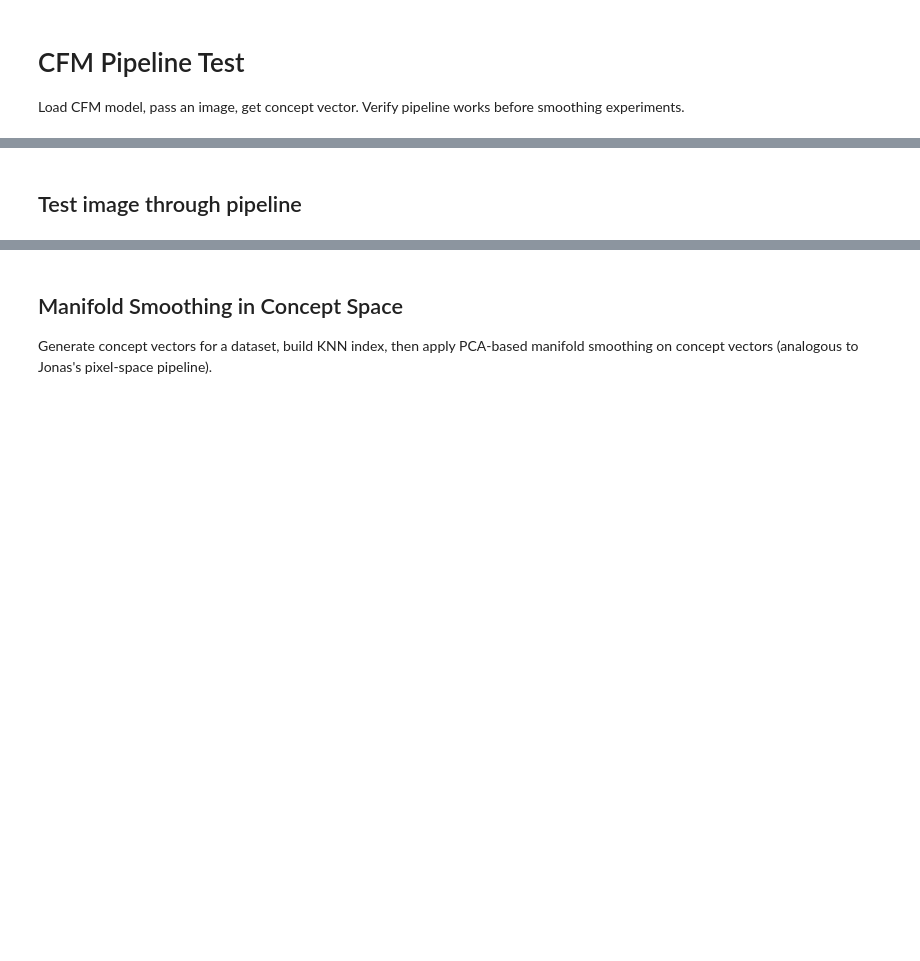
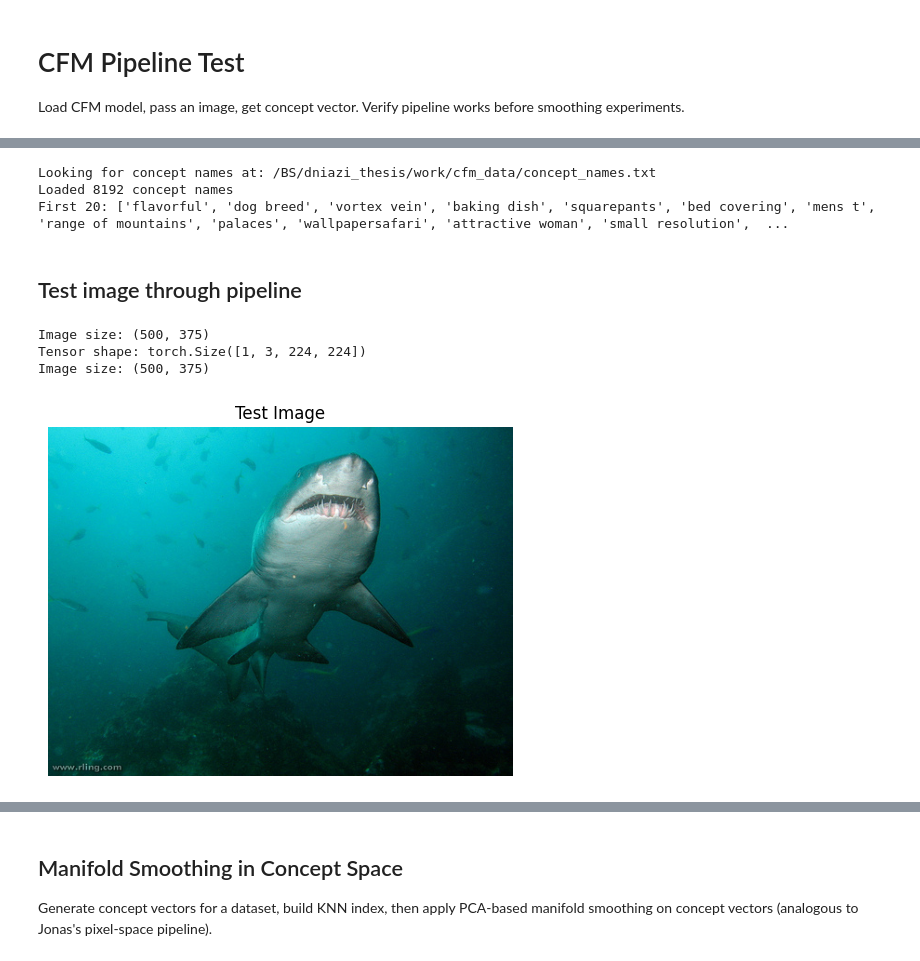
Before and after one commit to daniyaniazi/CFM_smoothing, a Jupyter notebook: notebooks_smoothing_test/cfm_test.ipynb, the cells around one changed output, grey strips where cells are left out. Drawn from its saved outputs; the diff is of its cells as text; code cells hidden in the pictures; blank space fills up the shorter version.

```diff
--- a/notebooks_smoothing_test/cfm_test.ipynb
+++ b/notebooks_smoothing_test/cfm_test.ipynb
@@ -79,12 +99,6 @@ print("CFM model ready")
 # %%
-# Load concept names
-concept_name_save_path = os.path.join(
-    args.save_dir_sae_ckpts['img'],
-    args.save_suffix,
-    args.config_name,
-    'trainer_0',
-    'concept_names.txt'
-)
+# Load concept names from my directory
+concept_name_save_path = '/BS/dniazi_thesis/work/cfm_data/concept_names.txt'
 print("Looking for concept names at:", concept_name_save_path)
 
 if os.path.exists(concept_name_save_path):
@@ -95,32 +109,37 @@ if os.path.exists(concept_name_save_path):
 else:
     concept_names = None
     print("Concept names file not found, using indices instead.")
+# %% [output]
+Looking for concept names at: /BS/dniazi_thesis/work/cfm_data/concept_names.txt
+Loaded 8192 concept names
+First 20: ['flavorful', 'dog breed', 'vortex vein', 'baking dish', 'squarepants', 'bed covering', 'mens t', 'range of mountains', 'palaces', 'wallpapersafari', 'attractive woman', 'small resolution',  ...
 # %% [markdown]
 ## Test image through pipeline
 # %%
 # Load a test image
 import urllib.request
-test_img_path = "test_image.jpg"
-if not os.path.exists(test_img_path):
-    url = "https://upload.wikimedia.org/wikipedia/commons/thumb/4/4d/Cat_November_2010-1a.jpg/1200px-Cat_November_2010-1a.jpg"
-    urllib.request.urlretrieve(url, test_img_path)
-    print("Downloaded test image")
+test_img_path = "idx199_input.JPEG"
 
 # Option B: Use an image from a dataset
 # Load and preprocess
 image = Image.open(test_img_path).convert("RGB")
 image_tensor = preprocess(image).unsqueeze(0).to(args.device)
 
 print(f"Image size: {image.size}")
 print(f"Tensor shape: {image_tensor.shape}")
 print(f"Image size: {image.size}")
 # Display
 import matplotlib.pyplot as plt
 plt.figure(figsize=(6, 6))
 plt.imshow(image)
 plt.title("Test Image")
 plt.axis("off")
 plt.show()
+# %% [output]
+Image size: (500, 375)
+Tensor shape: torch.Size([1, 3, 224, 224])
+Image size: (500, 375)
+[figure, added]
 # %%
 # Get concept vector
 with torch.no_grad():
```
Also changed, not shown: parts of 16 cells of this notebook.
